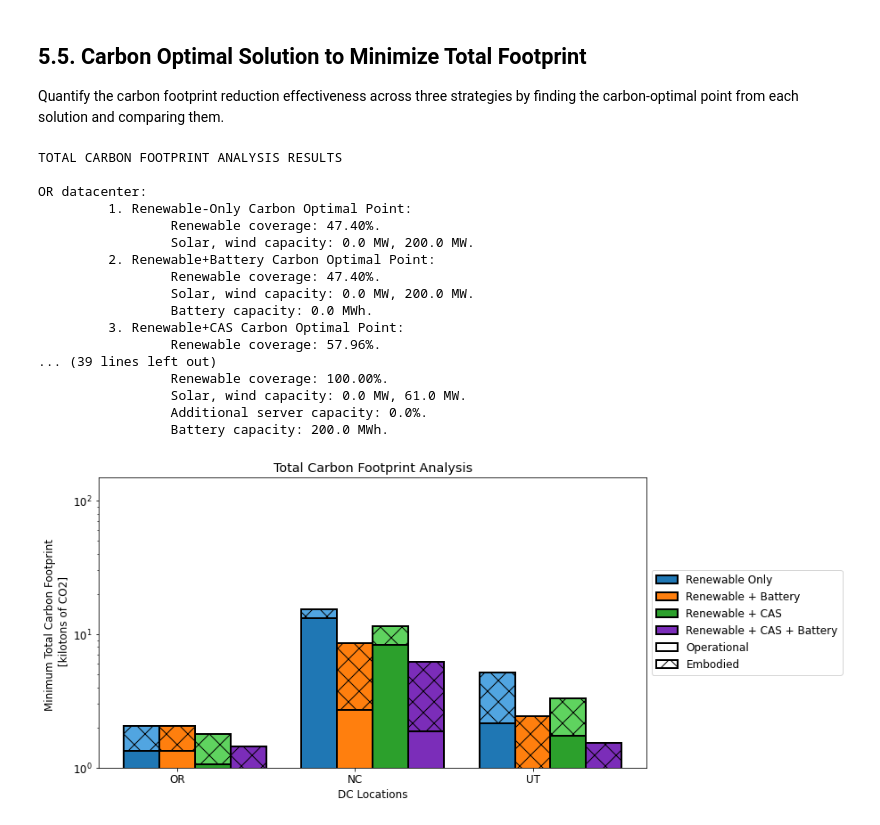
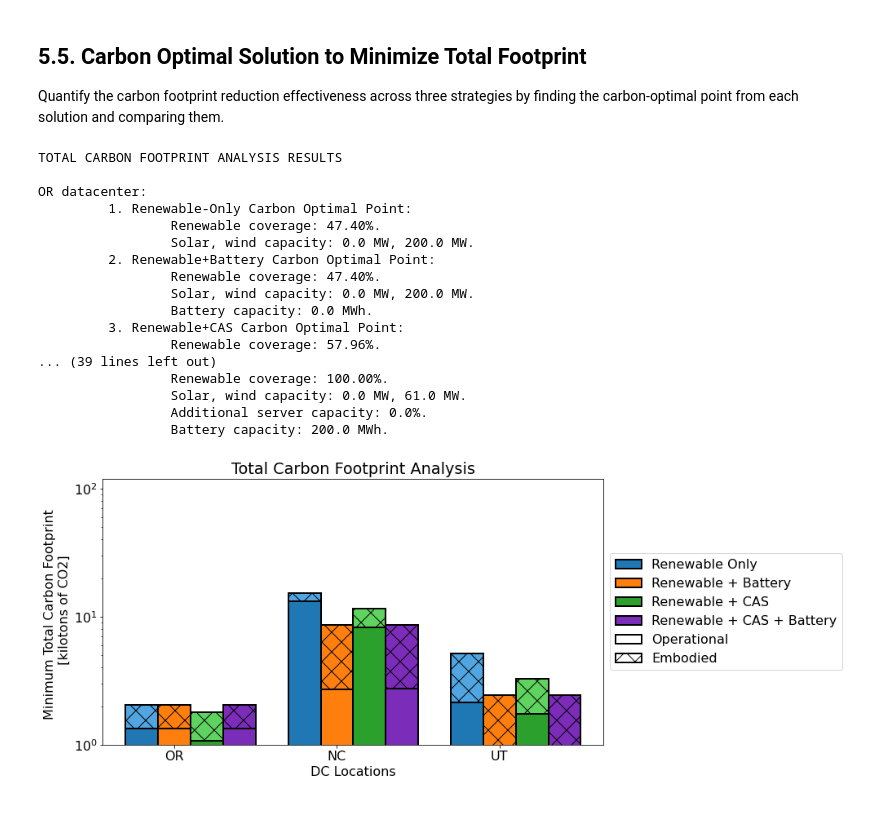
Before and after one commit to facebookresearch/CarbonExplorer, a Jupyter notebook: Carbon_Explorer.ipynb, the cells around one changed output. Drawn from its saved outputs; the diff is of its cells as text; code cells hidden in the pictures.

Commit message:
fix bug in embodied footprint calculation and cleanup

```diff
--- a/Carbon_Explorer.ipynb
+++ b/Carbon_Explorer.ipynb
@@ -814,7 +814,7 @@ for dc in dc_ba_map:
             coverage = utils.calculate_coverage(df_all["tot_renewable"], df_all["avg_dc_power_mw"])
 
             # print(extra_capacity, flexible_work_ratio, imbalanced_cost, balanced_cost, (imbalanced_cost-balanced_cost)/balanced_cost*100)
-            if coverage => 100.0:
+            if coverage >= 100.0:
                 results_server.loc[results_server.shape[0]] = [
                     sun_capacity,
                     wnd_capacity,
@@ -1295,6 +1295,7 @@ for dc in dc_ba_map:
                     tot_wind_energy = wnd_db_scaled.sum()/delta*10*365 # normalize to 10 years of operation
                     tot_sun_energy = sun_db_scaled.sum()/delta*10*365 # normalize to 10 years of operation
                     emb_footprint = avg_dc_pow*(extra_capacity/100) * (embodied_server_footprint / 1000) * (10 / server_lifetime) \
+                        + battery_cap * (embodied_battery_footprint / 1000) * (10 / battery_lifetime) \
                         + (tot_sun_energy * embodied_solar_farm_footprint + tot_wind_energy * embodied_wind_farm_footprint) / (10**6)  # 10 years of time, kilotons of Co2
 
                     results_server.loc[results_server.shape[0]] = [
@@ -1485,32 +1486,32 @@ plt.bar(x+2*width, op_min_bat_server_footprint, width, label = "Renewable + CAS
 plt.bar(x+2*width, emb_min_bat_server_footprint, width, bottom=op_min_bat_server_footprint, color = "#7B2DB9", hatch="x",  edgecolor = 'black',  linewidth=2)
 
 plt.bar(x+width, ([0]*len(dc_ba_map)), width, label = "Operational", color="#ffffff",  edgecolor = 'black',  linewidth=2)
 plt.bar(x+width, ([0]*len(dc_ba_map)), width, label = "Embodied", color = "#ffffff", hatch="x",  edgecolor = 'black',  linewidth=2)
 
 plt.legend(loc='center left', bbox_to_anchor=(1, 0.5))
 
 ax = plt.gca()
 ax.set_yscale('log')
-ax.set_ylim(bottom=1, top=150)
+ax.set_ylim(bottom=1, top=120)
 ax.tick_params(axis='x', which='minor', bottom=False)
 plt.title("Total Carbon Footprint Analysis")
 plt.show()
 # %% [output]
 TOTAL CARBON FOOTPRINT ANALYSIS RESULTS
 
 OR datacenter:
          1. Renewable-Only Carbon Optimal Point:
                  Renewable coverage: 47.40%.
                  Solar, wind capacity: 0.0 MW, 200.0 MW.
          2. Renewable+Battery Carbon Optimal Point:
                  Renewable coverage: 47.40%.
                  Solar, wind capacity: 0.0 MW, 200.0 MW.
                  Battery capacity: 0.0 MWh.
          3. Renewable+CAS Carbon Optimal Point:
                  Renewable coverage: 57.96%.
 ... (39 lines left out)
                  Renewable coverage: 100.00%.
                  Solar, wind capacity: 0.0 MW, 61.0 MW.
                  Additional server capacity: 0.0%.
                  Battery capacity: 200.0 MWh.
-[figure, old version]
+[figure, new version]
```
Also changed, not shown: parts of 4 cells of this notebook.
